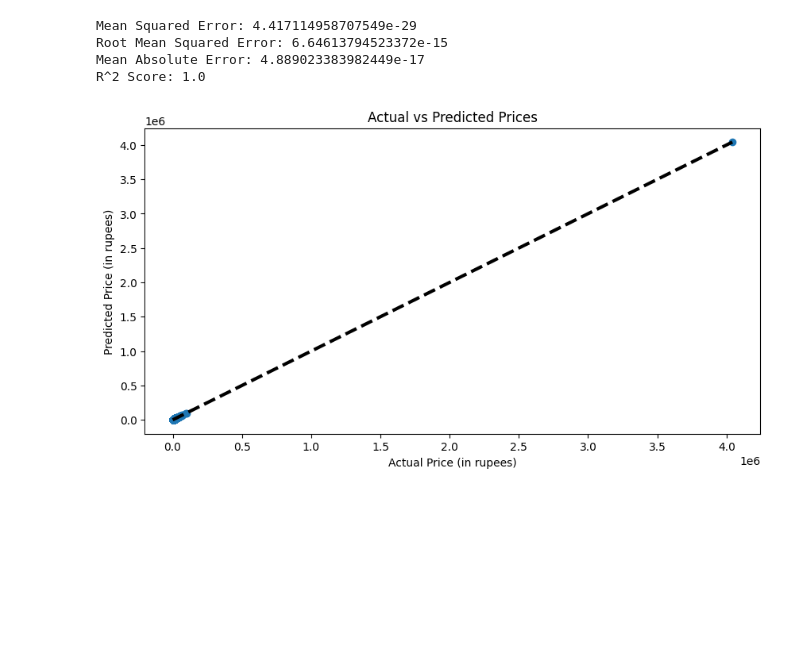
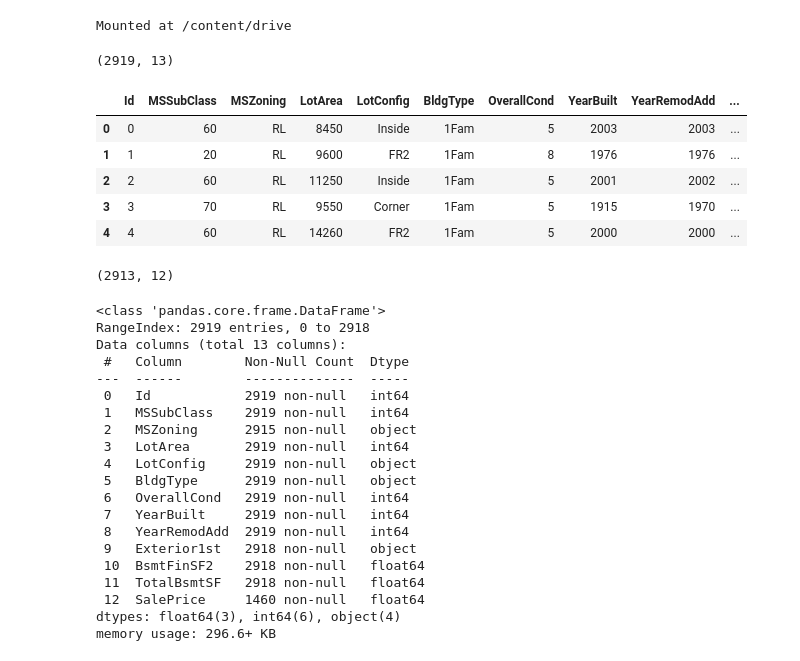
Before and after one commit to MuhammadMurtuzaZafar/House, a Jupyter notebook: LinearLegression.ipynb, the cells around one changed output. Saved outputs shown, nothing was run; the diff lists cells and outputs as text; code cells hidden in the pictures; blank space fills up the shorter version.

```diff
--- a/LinearLegression.ipynb
+++ b/LinearLegression.ipynb
@@ -156,26 +2,0 @@ y_pred = model.predict(X_test)
-# %%
-# Evaluate the model
-mse = mean_squared_error(y_test, y_pred)
-rmse = np.sqrt(mse)
-mae = mean_absolute_error(y_test, y_pred)
-r2 = r2_score(y_test, y_pred)
-print(f'Mean Squared Error: {mse}')
-print(f'Root Mean Squared Error: {rmse}')
-print(f'Mean Absolute Error: {mae}')
-print(f'R^2 Score: {r2}')
-# %% [output]
-Mean Squared Error: 4.417114958707549e-29
-Root Mean Squared Error: 6.64613794523372e-15
-Mean Absolute Error: 4.889023383982449e-17
-R^2 Score: 1.0
-# %%
-# Visualization of the predictions vs actual prices
-plt.figure(figsize=(10, 5))
-plt.scatter(y_test, y_pred)
-plt.plot([y_test.min(), y_test.max()], [y_test.min(), y_test.max()], 'k--', lw=3)
-plt.xlabel('Actual Price (in rupees)')
-plt.ylabel('Predicted Price (in rupees)')
-plt.title('Actual vs Predicted Prices')
-plt.show()
-# %% [output]
-[figure, removed]
@@ -181,0 +12,20 @@ plt.show()
+# %%
+# # Mount your Google Drive
+from google.colab import drive
+drive.mount('/content/drive')
+# %% [output]
+Mounted at /content/drive
+# %%
+dataset = pd.read_csv('/content/drive/MyDrive/dataset/HousePricePrediction.xlsx - Sheet1.csv')
+dataset.shape
+# %% [output]
+(2919, 13)
+# %%
+dataset.head(5)
+# %% [output]
+|  | Id | MSSubClass | MSZoning | LotArea | LotConfig | BldgType | OverallCond | YearBuilt | YearRemodAdd | ... |
+| 0 | 0 | 60 | RL | 8450 | Inside | 1Fam | 5 | 2003 | 2003 | ... |
+| 1 | 1 | 20 | RL | 9600 | FR2 | 1Fam | 8 | 1976 | 1976 | ... |
+| 2 | 2 | 60 | RL | 11250 | Inside | 1Fam | 5 | 2001 | 2002 | ... |
+| 3 | 3 | 70 | RL | 9550 | Corner | 1Fam | 5 | 1915 | 1970 | ... |
+| 4 | 4 | 60 | RL | 14260 | FR2 | 1Fam | 5 | 2000 | 2000 | ... |
@@ -181,0 +39,28 @@ plt.show()
+# %%
+new_dataset = dataset.dropna()
+new_dataset.shape
+# %% [output]
+(2913, 12)
+# %%
+dataset.info()
+# %% [output]
+<class 'pandas.core.frame.DataFrame'>
+RangeIndex: 2919 entries, 0 to 2918
+Data columns (total 13 columns):
+ #   Column        Non-Null Count  Dtype
+---  ------        --------------  -----
+ 0   Id            2919 non-null   int64
+ 1   MSSubClass    2919 non-null   int64
+ 2   MSZoning      2915 non-null   object
+ 3   LotArea       2919 non-null   int64
+ 4   LotConfig     2919 non-null   object
+ 5   BldgType      2919 non-null   object
+ 6   OverallCond   2919 non-null   int64
+ 7   YearBuilt     2919 non-null   int64
+ 8   YearRemodAdd  2919 non-null   int64
+ 9   Exterior1st   2918 non-null   object
+ 10  BsmtFinSF2    2918 non-null   float64
+ 11  TotalBsmtSF   2918 non-null   float64
+ 12  SalePrice     1460 non-null   float64
+dtypes: float64(3), int64(6), object(4)
+memory usage: 296.6+ KB
```
Also changed, not shown: parts of 28 cells of this notebook.
